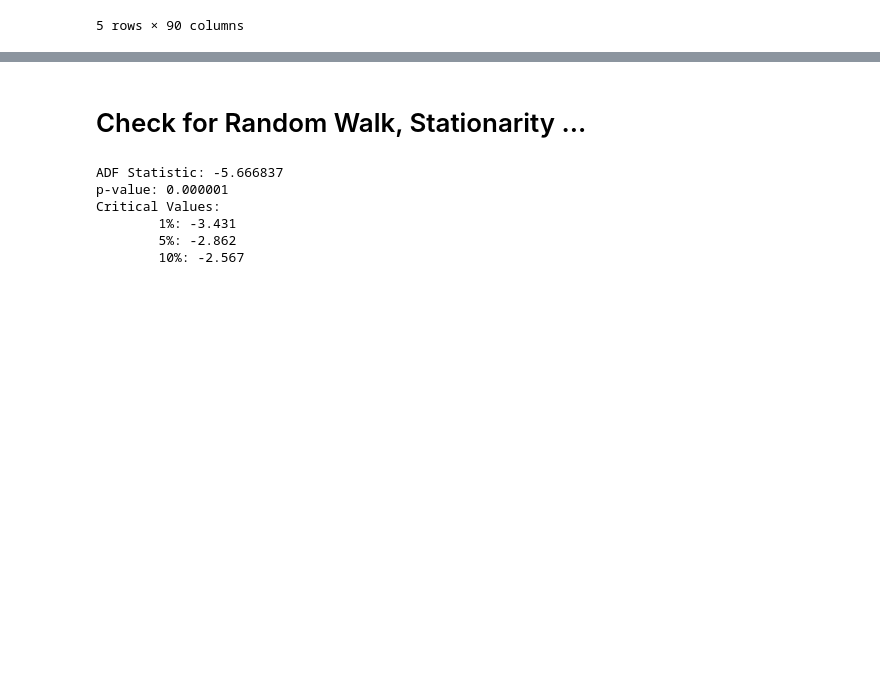
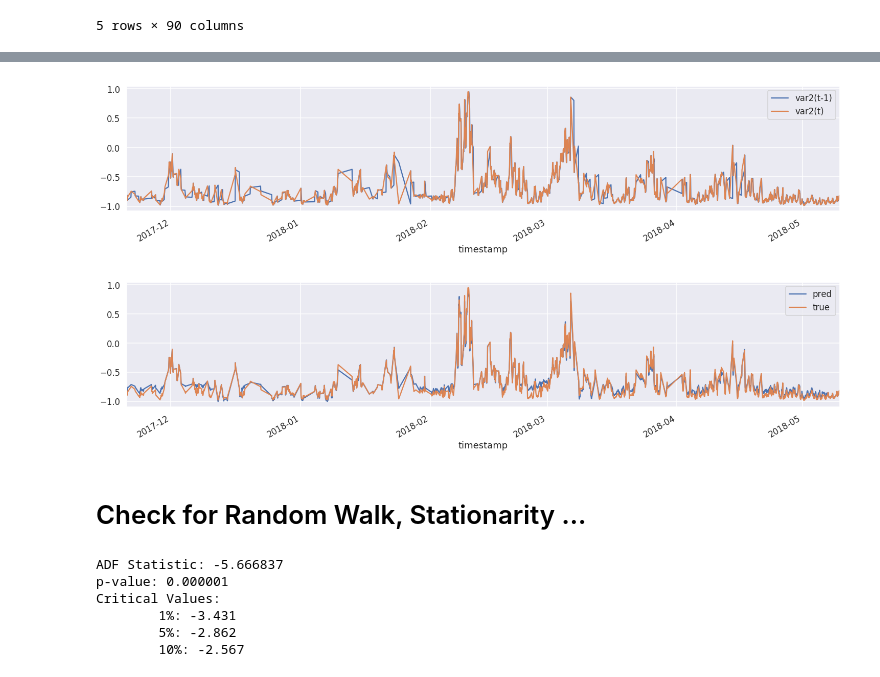
Before and after one commit to GeorgesAlkhouri/golddust, a Jupyter notebook: jupyter/BTW 2019.ipynb, the cells around one changed output, grey strips where cells are left out. Saved outputs shown, nothing was run; the diff lists cells and outputs as text; code cells hidden in the pictures; blank space fills up the shorter version.

```diff
--- a/jupyter/BTW 2019.ipynb
+++ b/jupyter/BTW 2019.ipynb
@@ -656,5 +682,8 @@ plot_eval(results_ts[0][3], results_ts[0][-1])
 # %%
-plot_eval(results_norm[4][3], results_norm[4][-1])
+plot_eval(results_norm[0][3], results_norm[0][-1])
+# %% [output]
+[figure, added]
+[figure, added]
 # %% [markdown]
 # Check for Random Walk, Stationarity ...
 # %%
```
Also changed, not shown: parts of 14 cells of this notebook, 1 other file.
